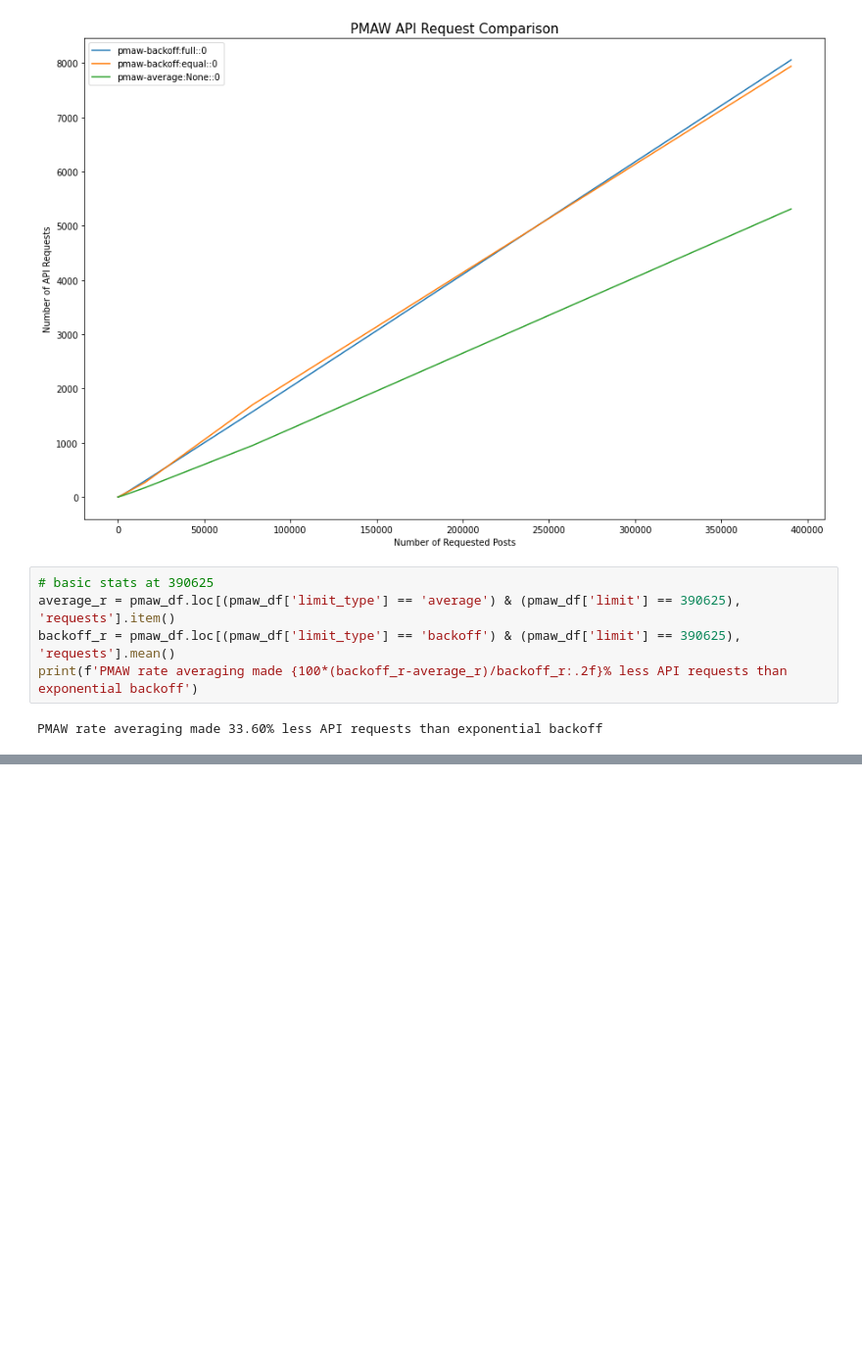
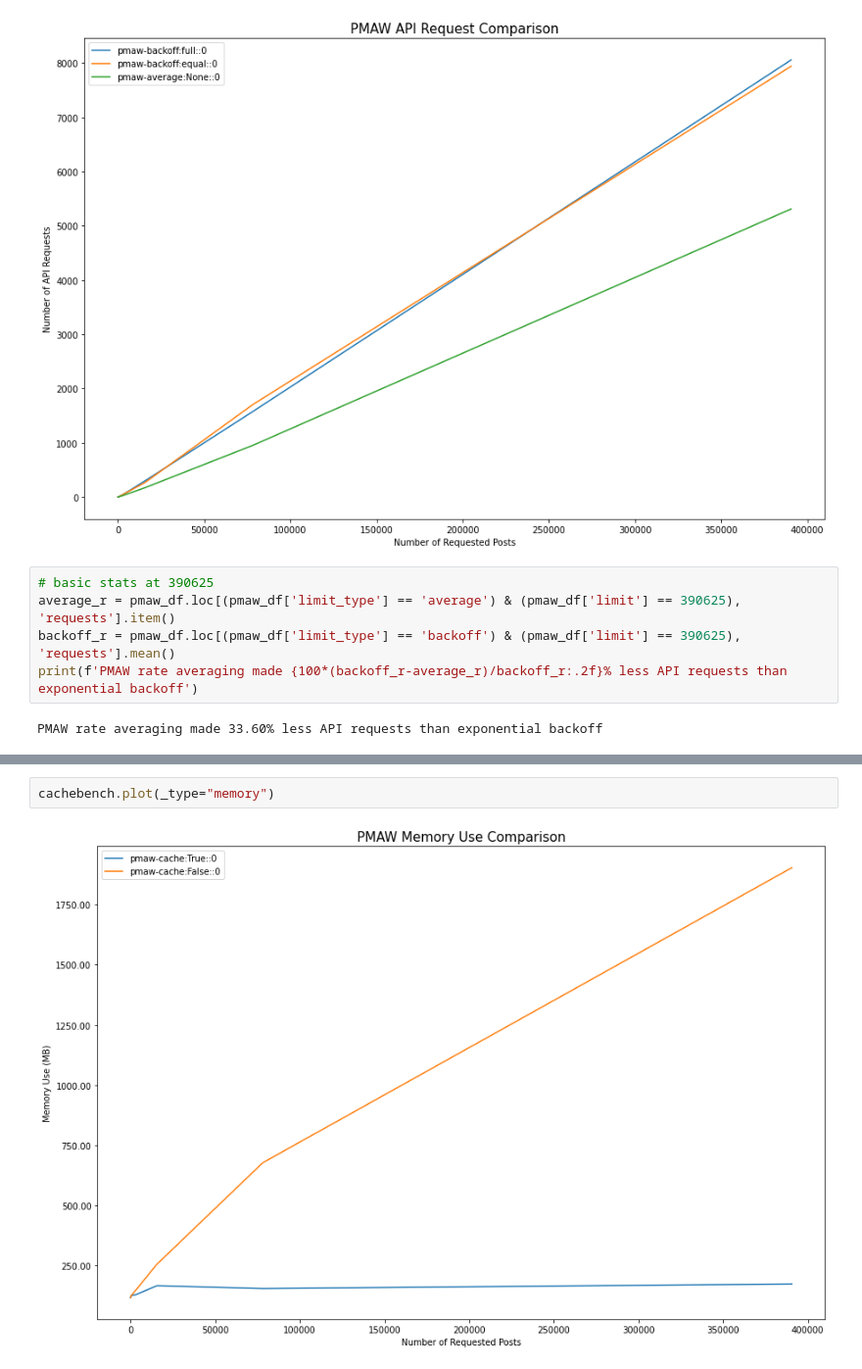
Before and after one commit to mattpodolak/pmaw, a Jupyter notebook: examples/benchmark.ipynb, the cells around one changed output, grey strips where cells are left out. Shown: that part at 98% size. Cells and saved outputs as stored; diff of their text form; blank space fills up the shorter version.

```diff
--- a/examples/benchmark.ipynb
+++ b/examples/benchmark.ipynb
@@ -363,0 +602,4 @@ PMAW rate averaging made 33.60% less API requests than exponential backoff
+# %%
+cachebench.plot(_type="memory")
+# %% [output]
+[figure, added]
```
Also changed, not shown: parts of 15 cells of this notebook, 4 other files.
